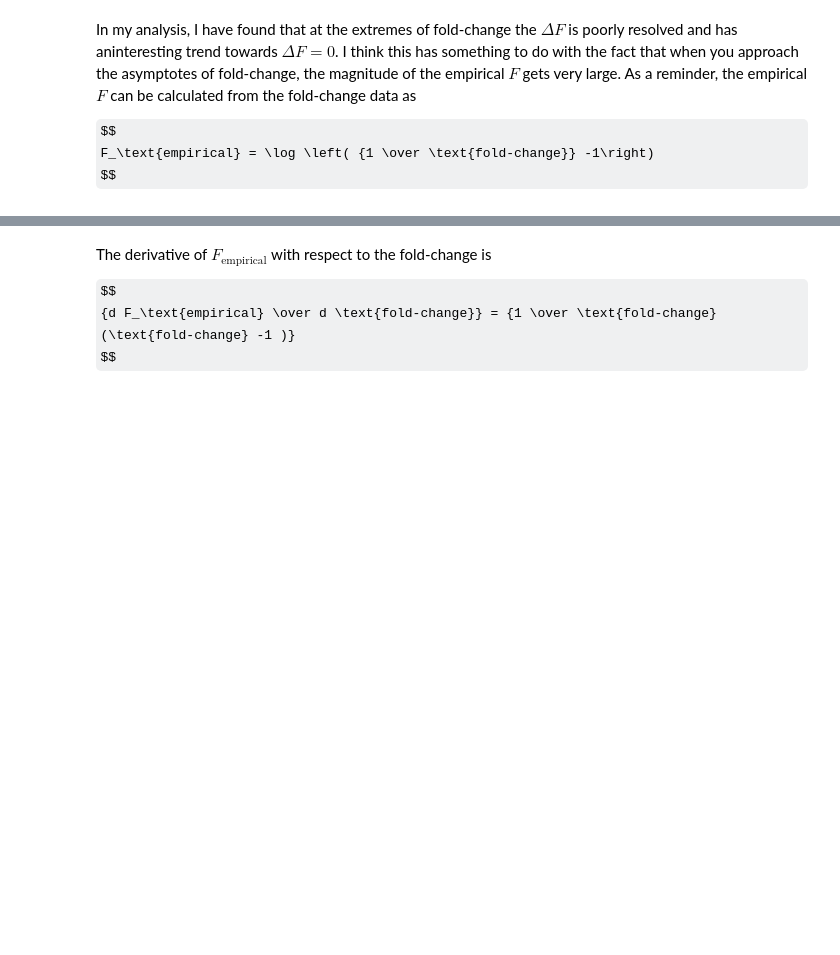
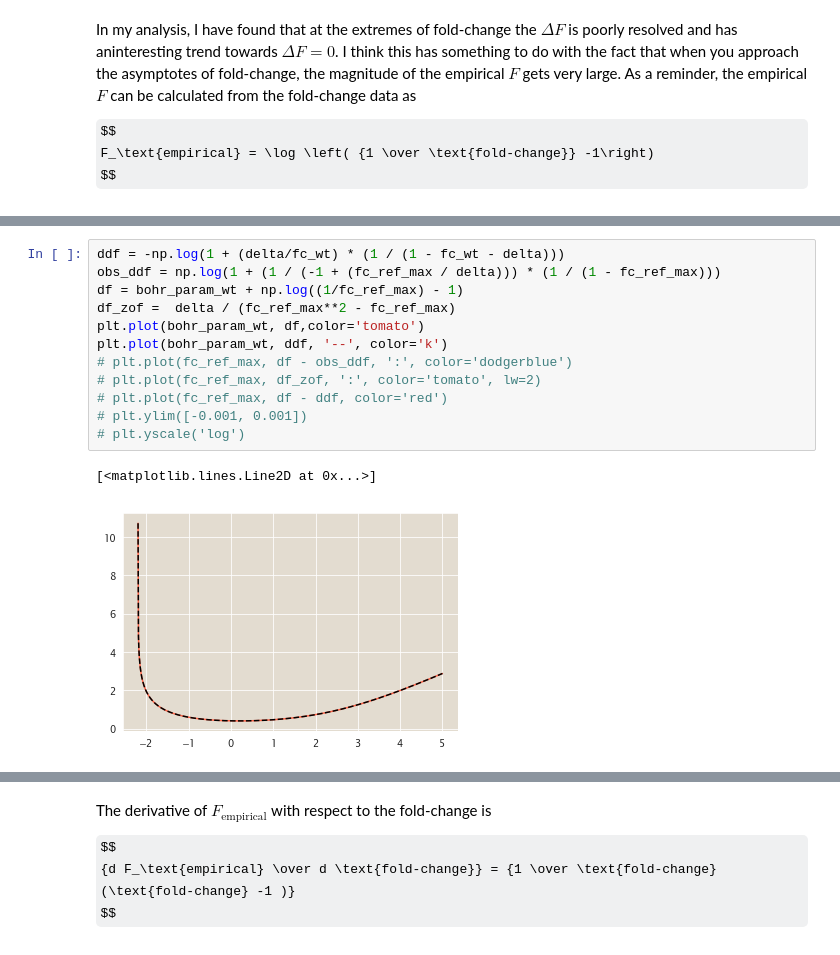
Before and after one commit to RPGroup-PBoC/mwc_mutants, a Jupyter notebook: code/analysis/Exploring_fc_error.ipynb, the cells around one changed output, grey strips where cells are left out. Cells and saved outputs as stored; diff of their text form; some formulas as TeX source; blank space fills up the shorter version.

```diff
--- a/code/analysis/Untitled.ipynb
+++ b/code/analysis/Exploring_fc_error.ipynb
@@ -40,0 +56,15 @@ Text(0, 0.5, 'fold-change')
+# %%
+ddf = -np.log(1 + (delta/fc_wt) * (1 / (1 - fc_wt - delta)))
+obs_ddf = np.log(1 + (1 / (-1 + (fc_ref_max / delta))) * (1 / (1 - fc_ref_max)))
+df = bohr_param_wt + np.log((1/fc_ref_max) - 1)
+df_zof =  delta / (fc_ref_max**2 - fc_ref_max)
+plt.plot(bohr_param_wt, df,color='tomato')
+plt.plot(bohr_param_wt, ddf, '--', color='k')
+# plt.plot(fc_ref_max, df - obs_ddf, ':', color='dodgerblue')
+# plt.plot(fc_ref_max, df_zof, ':', color='tomato', lw=2)
+# plt.plot(fc_ref_max, df - ddf, color='red')
+# plt.ylim([-0.001, 0.001])
+# plt.yscale('log')
+# %% [output]
+[<matplotlib.lines.Line2D at 0x...>]
+[figure, added]
```
Also changed, not shown: parts of 6 cells of this notebook, 11 other files.
